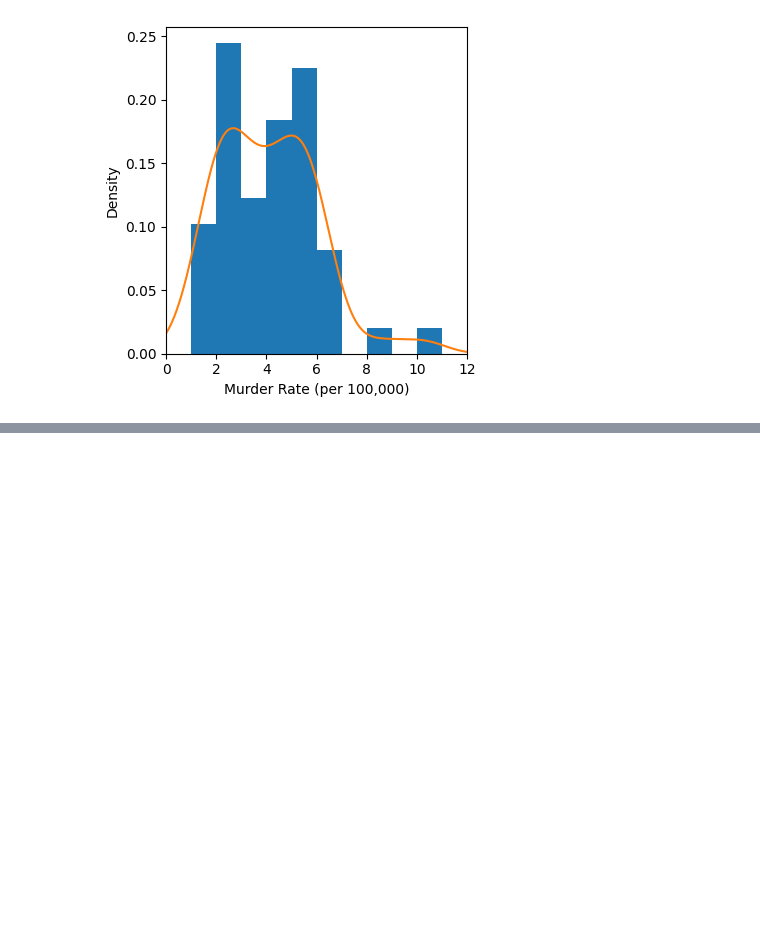
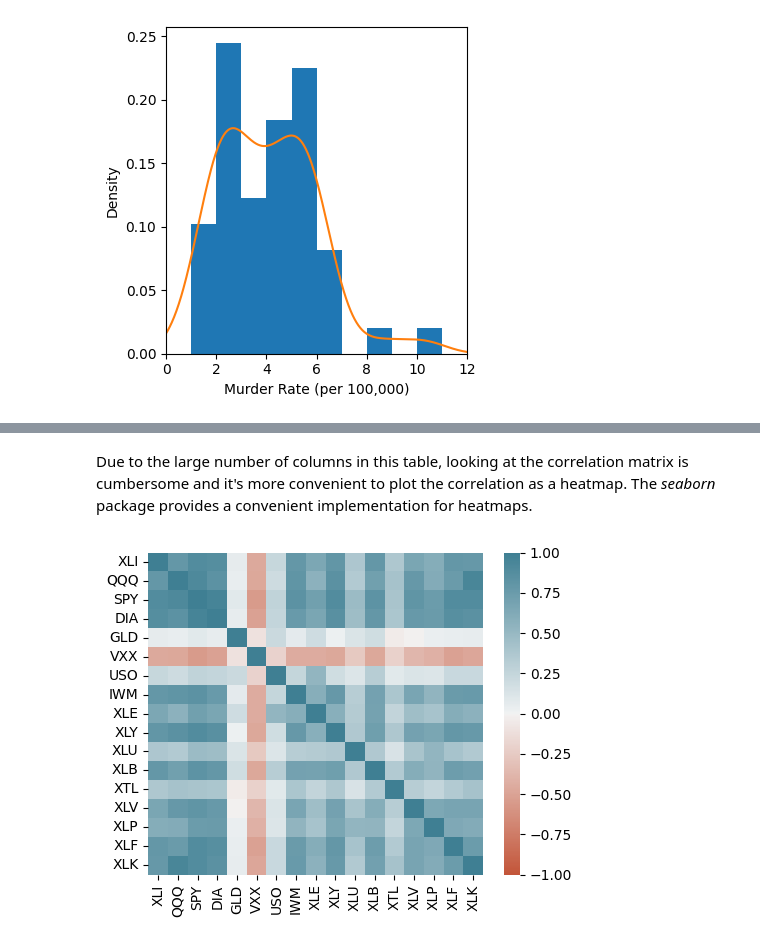
Before and after one commit to majidgolbaz/Practical-Statistics, a Jupyter notebook: src/EDA/Murder-Rate.ipynb, the cells around one changed output, grey strips where cells are left out. Drawn from its saved outputs; the diff is of its cells as text; code cells hidden in the pictures; blank space fills up the shorter version.

```diff
--- a/src/EDA/Murder-Rate.ipynb
+++ b/src/EDA/Murder-Rate.ipynb
@@ -211,0 +235,3 @@ plt.show()
+# %%
+sp500_sym = pd.read_csv(SP500_SECTORS_CSV)
+sp500_px = pd.read_csv(SP500_DATA_CSV, index_col=0)
@@ -211,0 +264,4 @@ plt.show()
+# %%
+etfs = sp500_px.loc[sp500_px.index > '2012-07-01',
+                    sp500_sym[sp500_sym['sector'] == 'etf']['symbol']]
+print(etfs.head())
@@ -211,0 +289,12 @@ plt.show()
+# %% [markdown]
+Due to the large number of columns in this table, looking at the correlation matrix is cumbersome and it's more convenient to plot the correlation as a heatmap. The _seaborn_ package provides a convenient implementation for heatmaps.
+# %%
+fig, ax = plt.subplots(figsize=(5, 4))
+ax = sns.heatmap(etfs.corr(), vmin=-1, vmax=1,
+                 cmap=sns.diverging_palette(20, 220, as_cmap=True),
+                 ax=ax)
+
+plt.tight_layout()
+plt.show()
+# %% [output]
+[figure, added]
```
Also changed, not shown: parts of 30 cells of this notebook, 1 other file.
